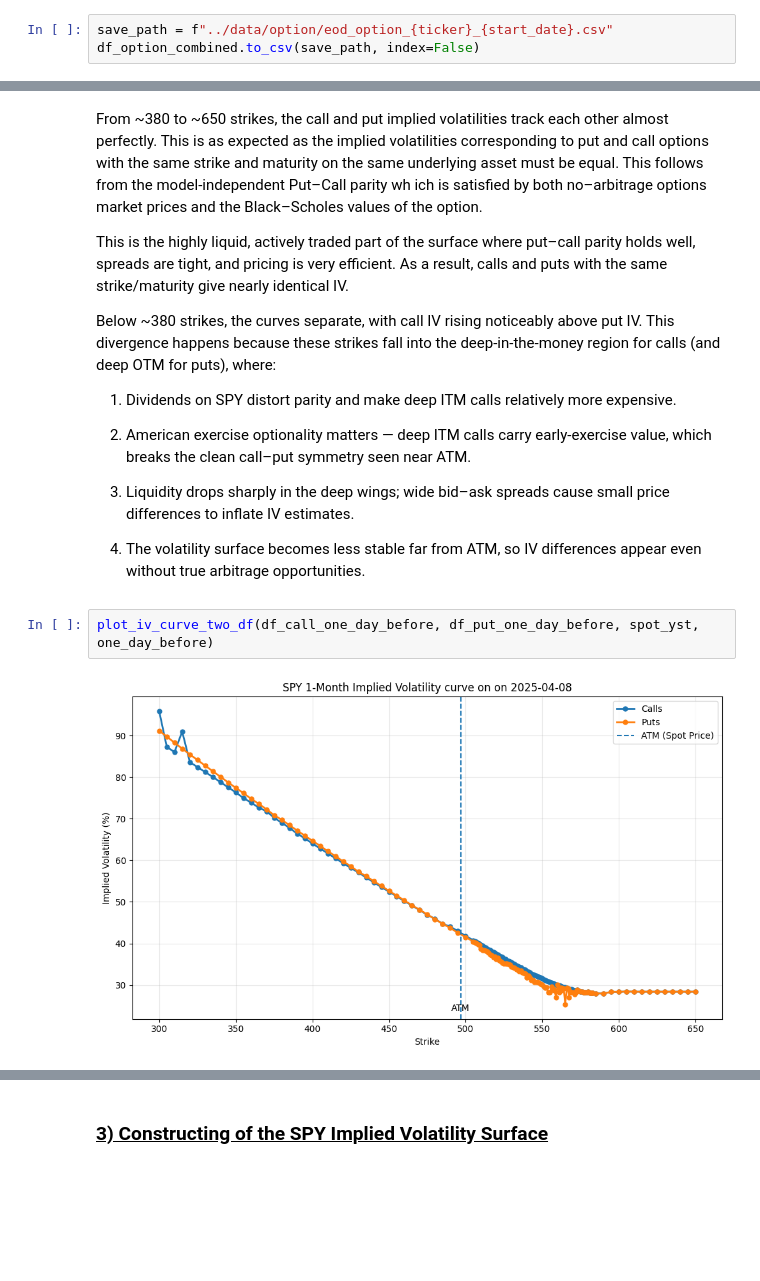
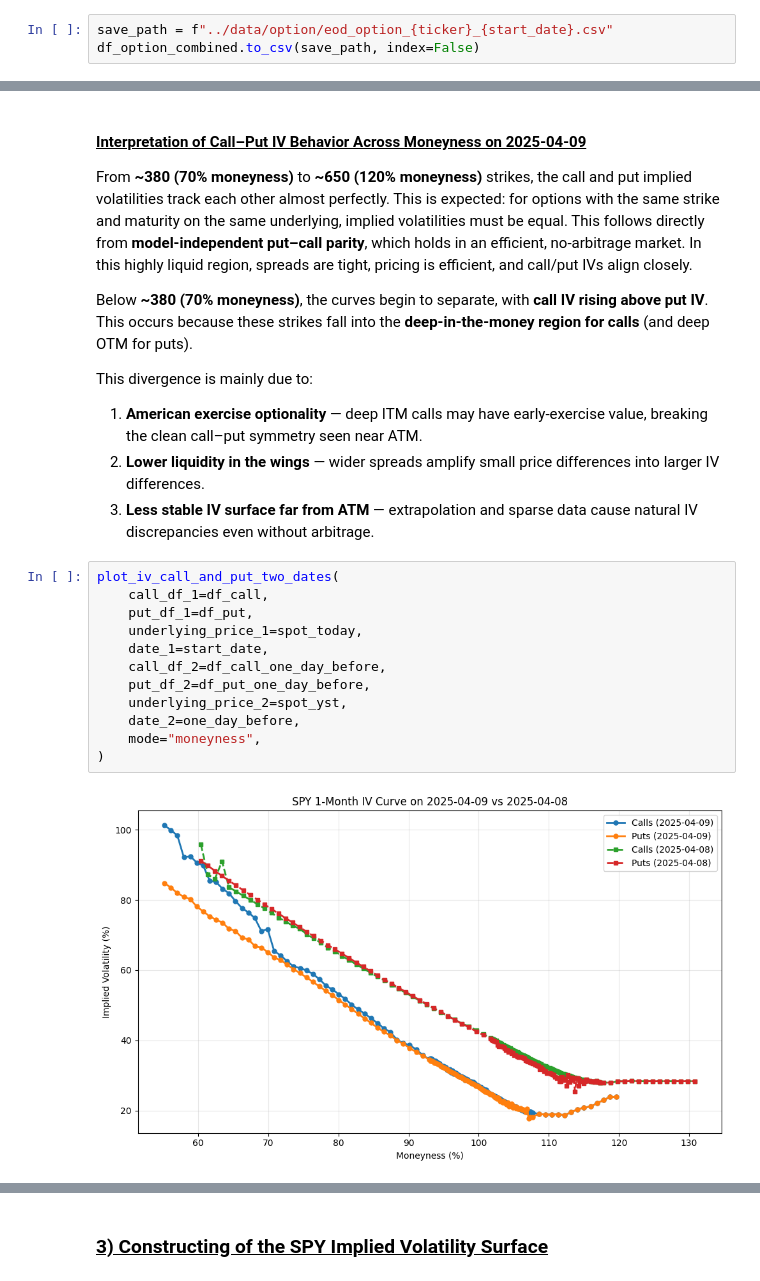
Before and after one commit to yangyee-hub/options-bullish-risk-reversal-strategy-analysis, a Jupyter notebook: code/0_option_chain_data_exploration_and_preprocessing.ipynb, the cells around one changed output, grey strips where cells are left out. Cells and saved outputs as stored; diff of their text form; blank space fills up the shorter version.

```diff
--- a/code/0_option_chain_data_exploration_and_preprocessing.ipynb
+++ b/code/0_option_chain_data_exploration_and_preprocessing.ipynb
@@ -374,26 +517,28 @@ plot_iv_curve_two_df(df_call_one_day_before, df_put_one_day_before, spot_yst, on
 # %% [markdown]
-From ~380 to ~650 strikes, the call and put implied volatilities track each other almost perfectly. This is as expected as the implied volatilities corresponding to put and
-call options with the same strike and maturity on
-the same underlying asset must be equal.
-This follows from the model-independent Put–Call parity wh
-ich
-is satisfied by both no–arbitrage options market prices and the
-Black–Scholes values of the option.
 
+#### <u>Interpretation of Call–Put IV Behavior Across Moneyness on 2025-04-09</u>
 
-This is the highly liquid, actively traded part of the surface where put–call parity holds well, spreads are tight, and pricing is very efficient. As a result, calls and puts with the same strike/maturity give nearly identical IV.
+From **~380 (70% moneyness)** to **~650 (120% moneyness)** strikes, the call and put implied volatilities track each other almost perfectly. This is expected: for options with the same strike and maturity on the same underlying, implied volatilities must be equal. This follows directly from **model-independent put–call parity**, which holds in an efficient, no-arbitrage market.
+In this highly liquid region, spreads are tight, pricing is efficient, and call/put IVs align closely.
 
-Below ~380 strikes, the curves separate, with call IV rising noticeably above put IV.
-This divergence happens because these strikes fall into the deep-in-the-money region for calls (and deep OTM for puts), where:
+Below **~380 (70% moneyness)**, the curves begin to separate, with **call IV rising above put IV**. This occurs because these strikes fall into the **deep-in-the-money region for calls** (and deep OTM for puts).
 
-1) Dividends on SPY distort parity and make deep ITM calls relatively more expensive.
+This divergence is mainly due to:
 
-2) American exercise optionality matters — deep ITM calls carry early-exercise value, which breaks the clean call–put symmetry seen near ATM.
-
-3) Liquidity drops sharply in the deep wings; wide bid–ask spreads cause small price differences to inflate IV estimates.
-
-4) The volatility surface becomes less stable far from ATM, so IV differences appear even without true arbitrage opportunities.
+1. **American exercise optionality** — deep ITM calls may have early-exercise value, breaking the clean call–put symmetry seen near ATM.
+2. **Lower liquidity in the wings** — wider spreads amplify small price differences into larger IV differences.
+3. **Less stable IV surface far from ATM** — extrapolation and sparse data cause natural IV discrepancies even without arbitrage.
-# %%
-plot_iv_curve_two_df(df_call_one_day_before, df_put_one_day_before, spot_yst, one_day_before)
-# %% [output]
-[figure, removed]
+# %%
+plot_iv_call_and_put_two_dates(
+    call_df_1=df_call,
+    put_df_1=df_put,
+    underlying_price_1=spot_today,
+    date_1=start_date,
+    call_df_2=df_call_one_day_before,
+    put_df_2=df_put_one_day_before,
+    underlying_price_2=spot_yst,
+    date_2=one_day_before,
+    mode="moneyness",
+)
+# %% [output]
+[figure, added]
```
Also changed, not shown: parts of 21 cells of this notebook, 8 other files.
